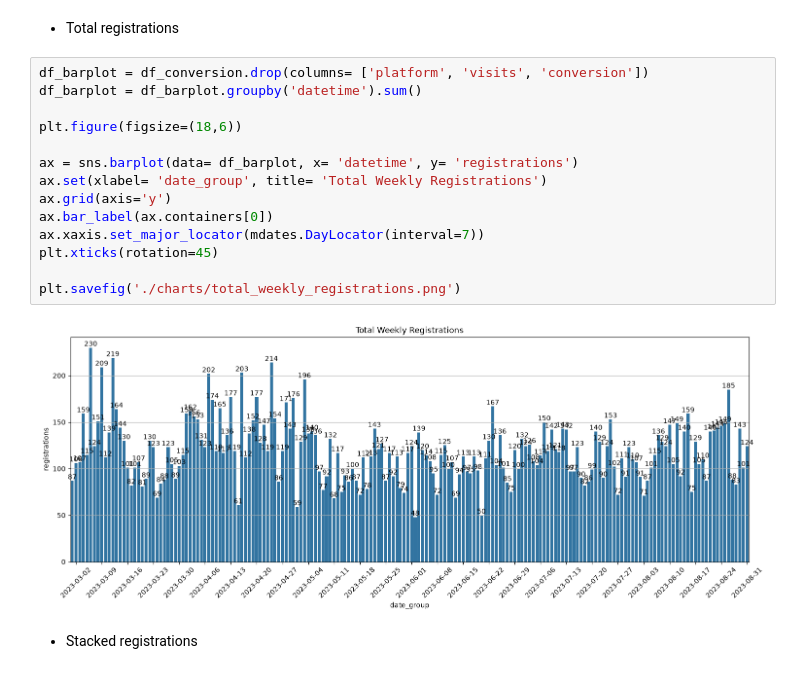
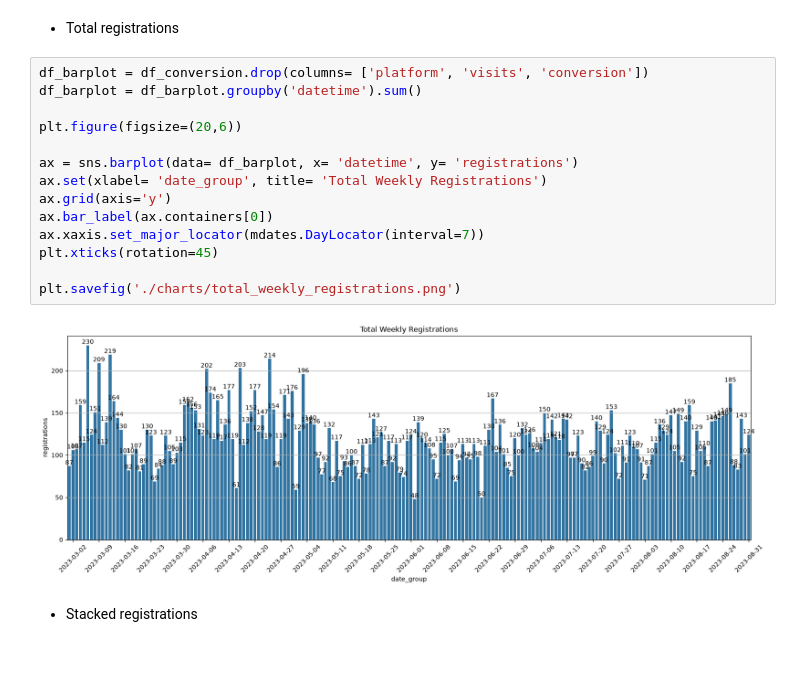
Before and after one commit to pep-cmyk/data-analytics-project-100, a Jupyter notebook: charts_project.ipynb, the cells around one changed output. Cells and saved outputs as stored; diff of their text form.

```diff
--- a/charts_project.ipynb
+++ b/charts_project.ipynb
@@ -181,19 +181,19 @@ plt.savefig('./charts/visitors_by_platform_stacked.png')
 # %%
 df_barplot = df_conversion.drop(columns= ['platform', 'visits', 'conversion'])
 df_barplot = df_barplot.groupby('datetime').sum()
 
-plt.figure(figsize=(18,6))
+plt.figure(figsize=(20,6))
 
 ax = sns.barplot(data= df_barplot, x= 'datetime', y= 'registrations')
 ax.set(xlabel= 'date_group', title= 'Total Weekly Registrations')
 ax.grid(axis='y')
 ax.bar_label(ax.containers[0])
 ax.xaxis.set_major_locator(mdates.DayLocator(interval=7))
 plt.xticks(rotation=45)
 
 plt.savefig('./charts/total_weekly_registrations.png')
 # %% [output]
-[figure, old version]
+[figure, new version]
 # %% [markdown]
 - Stacked registrations
 # %%
```
Also changed, not shown: parts of 4 cells of this notebook, 4 other files.
